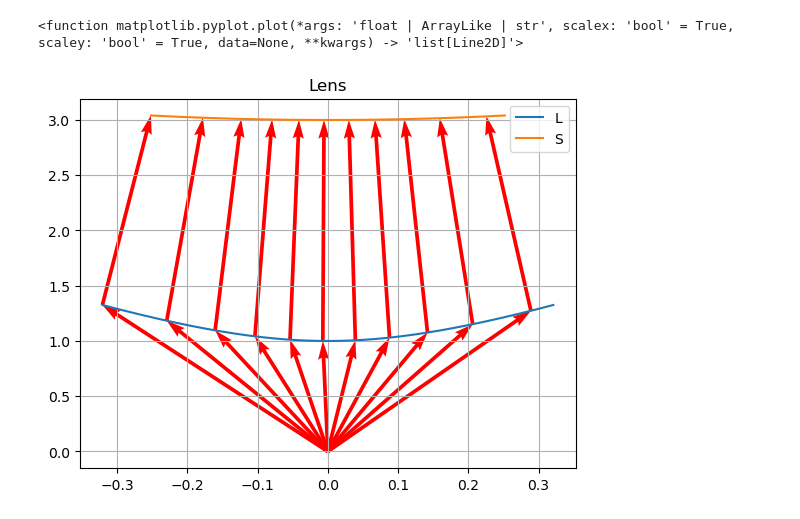
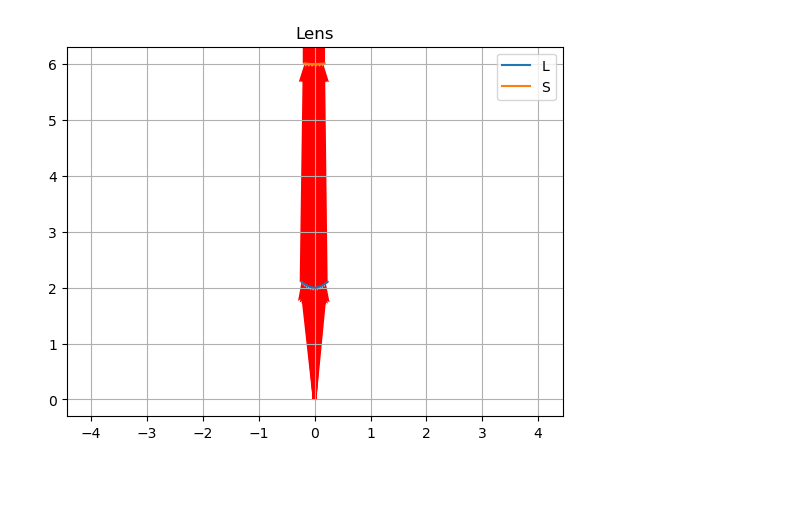
Before and after one commit to TarekM678/SRC-Optics-Numerical-Implementation, a Jupyter notebook: Compiledcode.ipynb, the cells around one changed output. Cells and saved outputs as stored; diff of their text form; code cells hidden in the pictures; blank space fills up the shorter version.

Commit message:
figure generated, more diagnosis needed. It seems that the basic code works and that for a delta small enough a sensical lens is generated. I should figure with both colors.

```diff
--- a/Compiledcode.ipynb
+++ b/Compiledcode.ipynb
@@ -32,8 +32,8 @@ The H maps take two such arrays: I_r = [t_r, u_r, v_r], I_b = [t_b, u_b, v_b].
 # w = np.array([0.0, 1.0])   # fixed vector w = (0, 1)
 n_r = 1.1400     # refractive index for wavelength r, must satisfy n_r > 1
 n_b = 1.8660      # refractive index for wavelength b, must satisfy n_b > 1
-rho_0 = 1    # rho_0 > 0
-d_0 = 2     # d_0 > 0
+rho_0 = 2    # rho_0 > 0
+d_0 = 4    # d_0 > 0
 k_0 = rho_0 / d_0
 w = np.array([0.0, 1.0])   # fixed vector w = (0, 1)
 
@@ -751,0 +769,8 @@ xr_vectors
+# %%
+h = dinterval[1] -dinterval[0]
+w_array = np.zeros((dinterval.size,2))
+for i in np.arange(dinterval.size-1):
+    tangent = (F_array[i+1] - F_array[i])
+    normal  = np.array([-tangent[1], tangent[0]])   # rotate 90°
+    normal  = normal / np.linalg.norm(normal)
+    w_array[i] =refract(M_array[i], normal ,n_r,1 )
@@ -752,23 +797,28 @@ xr_vectors
 # %%
-step = 29
-xr_vectors = xrho[::step]
-m_vectors  = M_array[::step]
-d_vectors  = d_array[::step]
-
+step = 10
+up = 220
+low = 80
+xr_vectors = xrho[low:up][::step]
+m_vectors  = M_array[low:up][::step]
+d_vectors  = d_array[low:up][::step]
+w_vectors = w_array[low:up][::step]
+f_vectors = F_array[low:up][::step]
 plt.figure()
-plt.plot(xrho[:,0],xrho[:,1], label = 'L')
-plt.plot(F_array[:,0],F_array[:,1], label = 'S')
+plt.plot((xrho[low:up])[:,0],(xrho[low:up])[:,1], label = 'L')
+plt.plot((F_array[low:up])[:,0],(F_array[low:up])[:,1], label = 'S')
 
 
-for i in np.arange(dinterval[::step].size):
+for i in np.arange(dinterval[low:up][::step].size):
     plt.quiver(0, 0, xr_vectors[i,0], xr_vectors[i,1], angles='xy', scale_units='xy', scale=1, color='red')
     plt.quiver(xr_vectors[i,0], xr_vectors[i,1], d_vectors[i] * m_vectors[i, 0], d_vectors[i] * m_vectors[i, 1], angles='xy', scale_units='xy', scale=1, color='red')
+    plt.quiver(f_vectors[i,0], f_vectors[i,1], w_vectors[i,0], w_vectors[i,1], angles='xy', scale_units='xy', scale=1, color='red')
 
 
 plt.legend()
 plt.title("Lens")
 plt.grid(True)
-plt.plot
+plt.axis('equal')
+# plt.gca().set_aspect('equal', adjustable='box')
+plt.show()
 # %% [output]
-<function matplotlib.pyplot.plot(*args: 'float | ArrayLike | str', scalex: 'bool' = True, scaley: 'bool' = True, data=None, **kwargs) -> 'list[Line2D]'>
-[figure, old version]
+[figure, new version]
```
Also changed, not shown: parts of 10 cells of this notebook.
